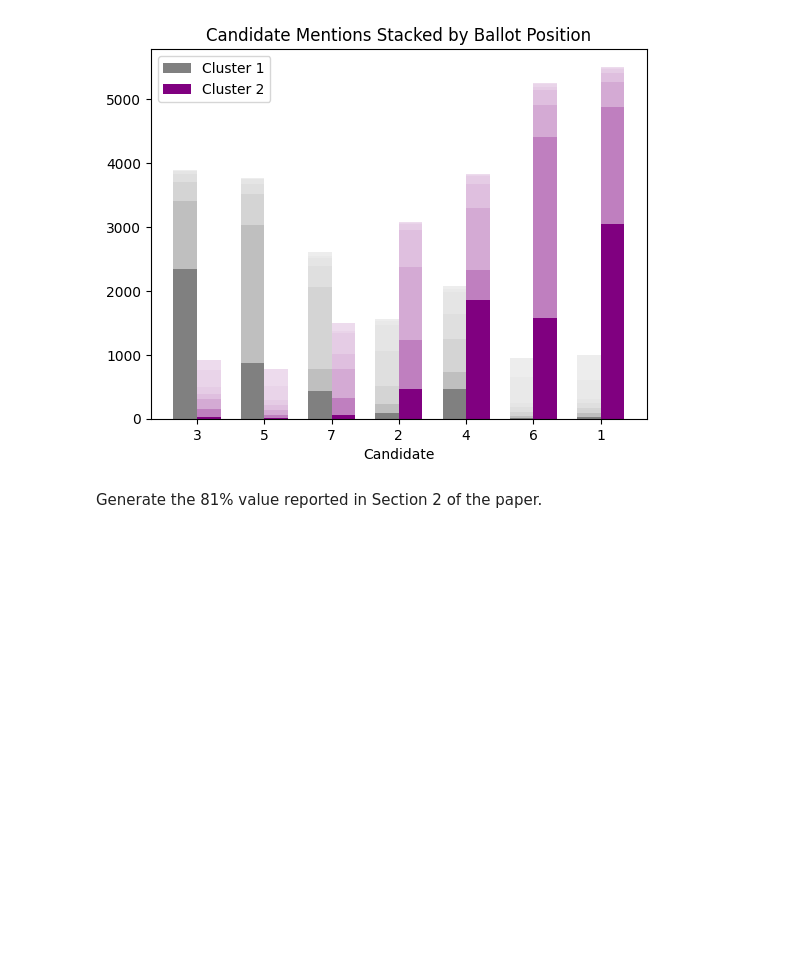
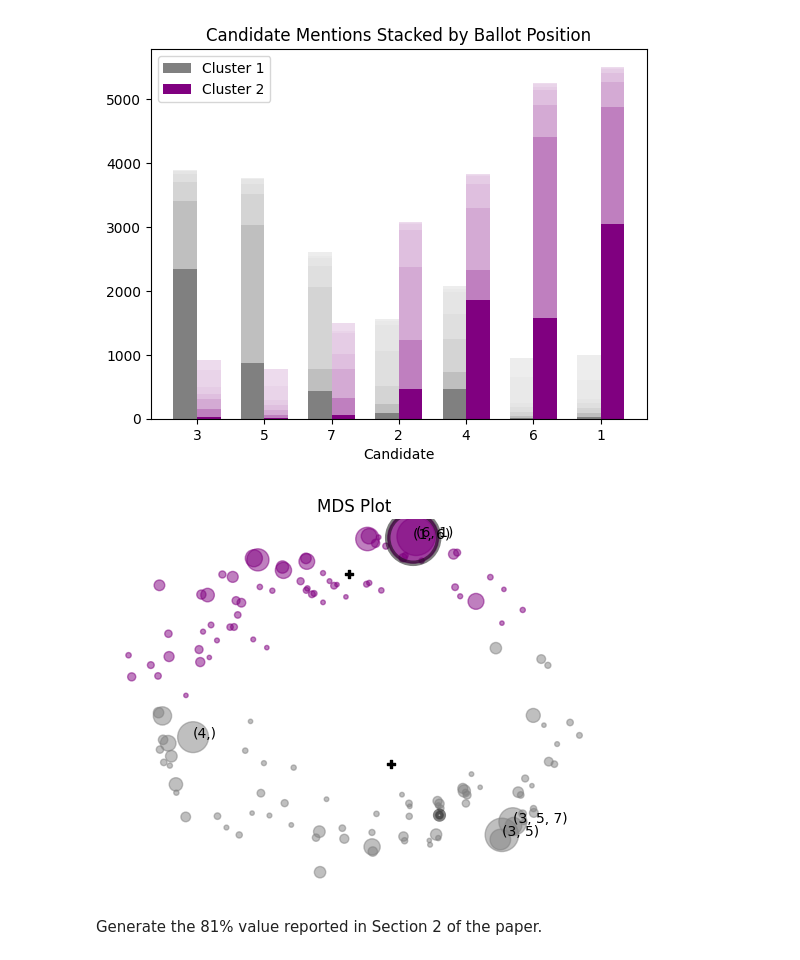
Before and after one commit to mggg/ballot-clustering, a Jupyter notebook: Clustering Experiments.ipynb, the cells around one changed output. Cells and saved outputs as stored; diff of their text form; code cells hidden in the pictures; blank space fills up the shorter version.

Commit message:
Added labling option to MDS plots

```diff
--- a/Clustering Experiments.ipynb
+++ b/Clustering Experiments.ipynb
@@ -127,6 +128,10 @@ Slate = (3, 5, 7).
 Portion of ballots that tied = 0.03870967741935484
 [figure]
 [figure]
+# %%
+Cluster_mds_plot(election, C, label_threshold=400)
+# %% [output]
+[figure, added]
 # %% [markdown]
 Generate the 81% value reported in Section 2 of the paper.
 # %%
```
Also changed, not shown: parts of 2 cells of this notebook, 1 other file.
